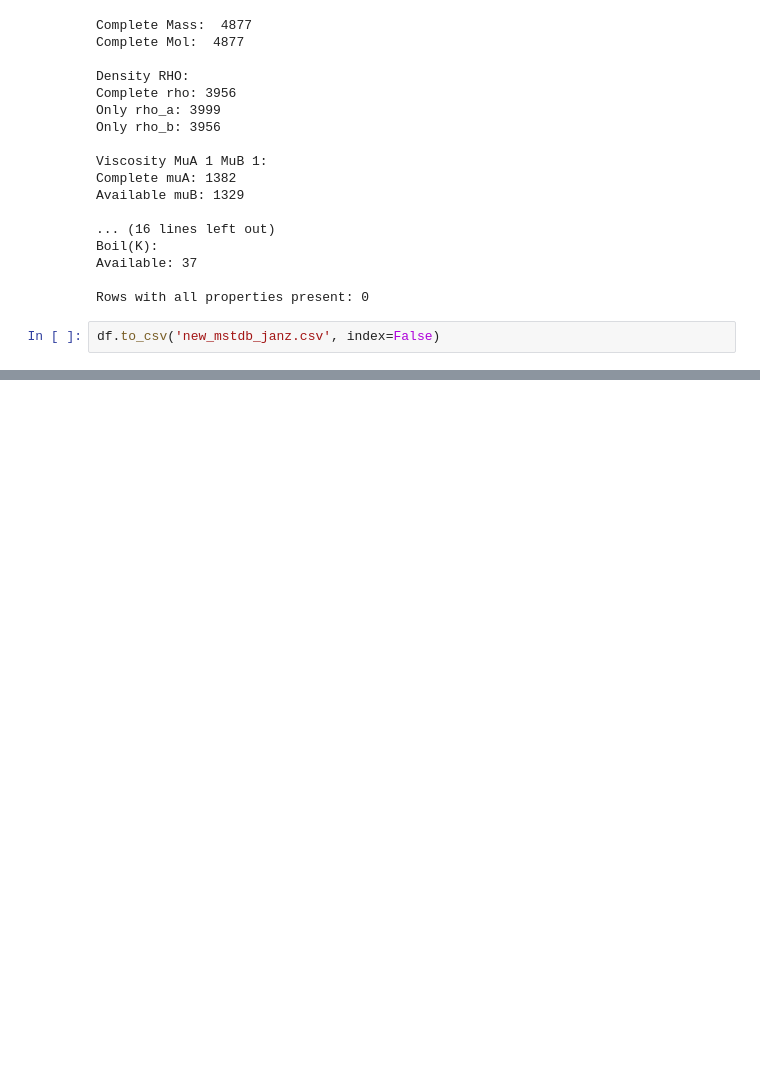
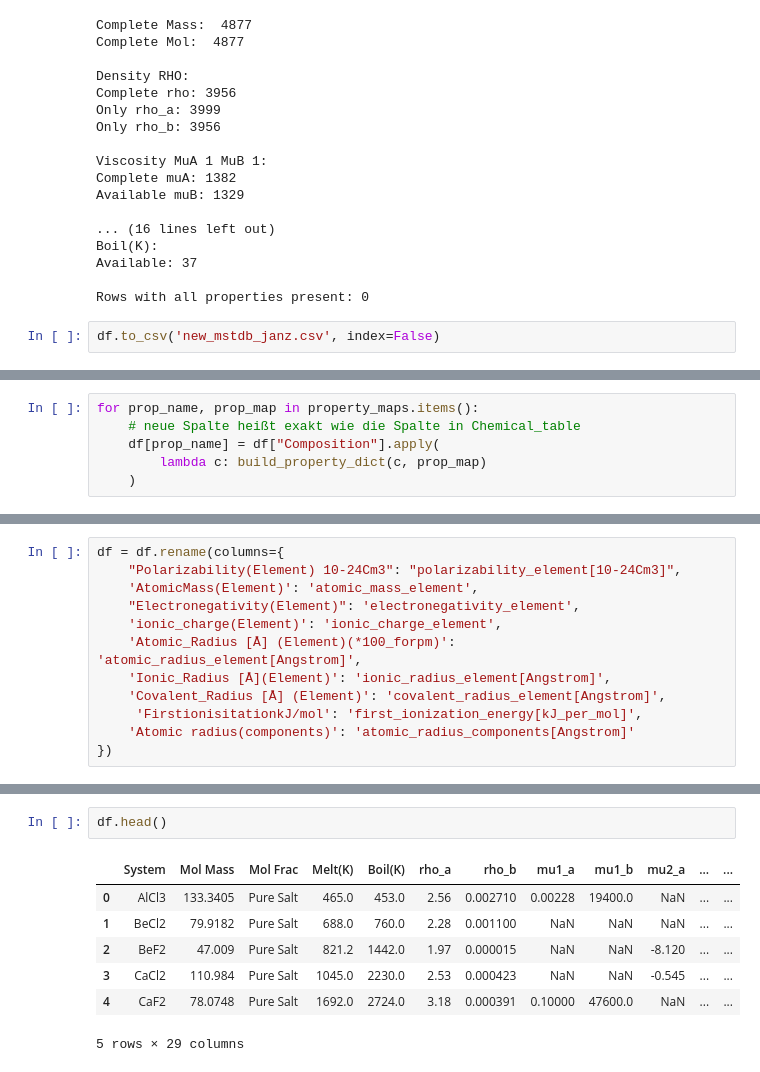
Before and after one commit to tanoret/MoltenSaltPropnet, a Jupyter notebook: data/data_cleaning.ipynb, the cells around one changed output, grey strips where cells are left out. Saved outputs shown, nothing was run; the diff lists cells and outputs as text; blank space fills up the shorter version.

```diff
--- a/data/data_cleaning.ipynb
+++ b/data/data_cleaning.ipynb
@@ -335,0 +374,6 @@ df.to_csv('new_mstdb_janz.csv', index=False)
+# %%
+for prop_name, prop_map in property_maps.items():
+    # neue Spalte heißt exakt wie die Spalte in Chemical_table
+    df[prop_name] = df["Composition"].apply(
+        lambda c: build_property_dict(c, prop_map)
+    )
@@ -335,0 +491,12 @@ df.to_csv('new_mstdb_janz.csv', index=False)
+# %%
+df = df.rename(columns={
+    "Polarizability(Element) 10-24Cm3": "polarizability_element[10-24Cm3]",
+    'AtomicMass(Element)': 'atomic_mass_element',
+    "Electronegativity(Element)": 'electronegativity_element',
+    'ionic_charge(Element)': 'ionic_charge_element',
+    'Atomic_Radius [Å] (Element)(*100_forpm)': 'atomic_radius_element[Angstrom]',
+    'Ionic_Radius [Å](Element)': 'ionic_radius_element[Angstrom]',
+    'Covalent_Radius [Å] (Element)': 'covalent_radius_element[Angstrom]',
+     'FirstionisitationkJ/mol': 'first_ionization_energy[kJ_per_mol]',
+    'Atomic radius(components)': 'atomic_radius_components[Angstrom]'
+})
@@ -335,0 +641,10 @@ df.to_csv('new_mstdb_janz.csv', index=False)
+# %%
+df.head()
+# %% [output]
+|  | System | Mol Mass | Mol Frac | Melt(K) | Boil(K) | rho_a | rho_b | mu1_a | mu1_b | mu2_a | ... | ... |
+| 0 | AlCl3 | 133.3405 | Pure Salt | 465.0 | 453.0 | 2.56 | 0.002710 | 0.00228 | 19400.0 | NaN | ... | ... |
+| 1 | BeCl2 | 79.9182 | Pure Salt | 688.0 | 760.0 | 2.28 | 0.001100 | NaN | NaN | NaN | ... | ... |
+| 2 | BeF2 | 47.009 | Pure Salt | 821.2 | 1442.0 | 1.97 | 0.000015 | NaN | NaN | -8.120 | ... | ... |
+| 3 | CaCl2 | 110.984 | Pure Salt | 1045.0 | 2230.0 | 2.53 | 0.000423 | NaN | NaN | -0.545 | ... | ... |
+| 4 | CaF2 | 78.0748 | Pure Salt | 1692.0 | 2724.0 | 3.18 | 0.000391 | 0.10000 | 47600.0 | NaN | ... | ... |
+5 rows × 29 columns
```
Also changed, not shown: parts of 17 cells of this notebook, 1 other file.
